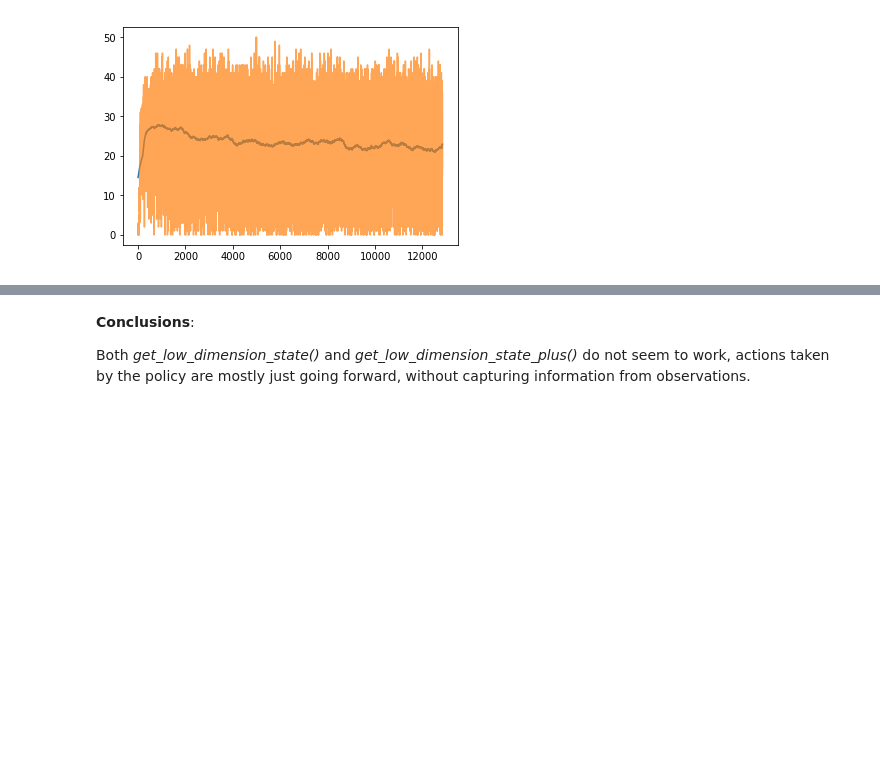
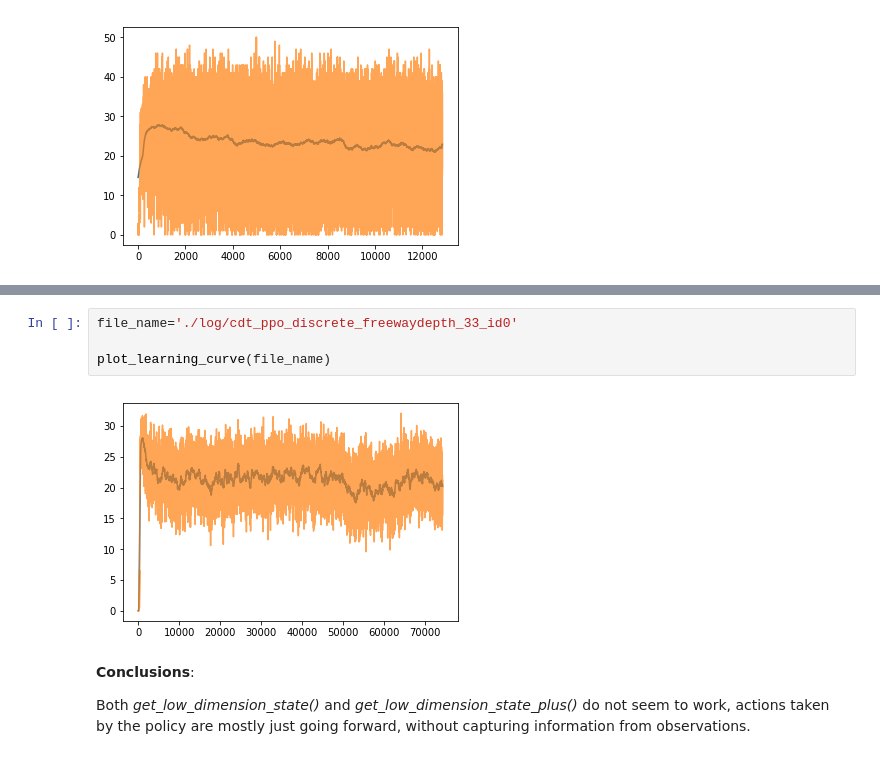
Before and after one commit to quantumiracle/Soft-Decision-Tree, a Jupyter notebook: image_based_envs/minatar_test/minatar_test_results.ipynb, the cells around one changed output, grey strips where cells are left out. Drawn from its saved outputs; the diff is of its cells as text; blank space fills up the shorter version.

```diff
--- a/image_based_envs/minatar_test/minatar_test_results.ipynb
+++ b/image_based_envs/minatar_test/minatar_test_results.ipynb
@@ -86,3 +88,9 @@ plot_learning_curve(file_name)
+# %%
+file_name='./log/cdt_ppo_discrete_freewaydepth_33_id0'
+
+plot_learning_curve(file_name)
+# %% [output]
+[figure, added]
 # %% [markdown]
 __Conclusions__:
 
```
Also changed, not shown: parts of 2 cells of this notebook, 2 other files.
